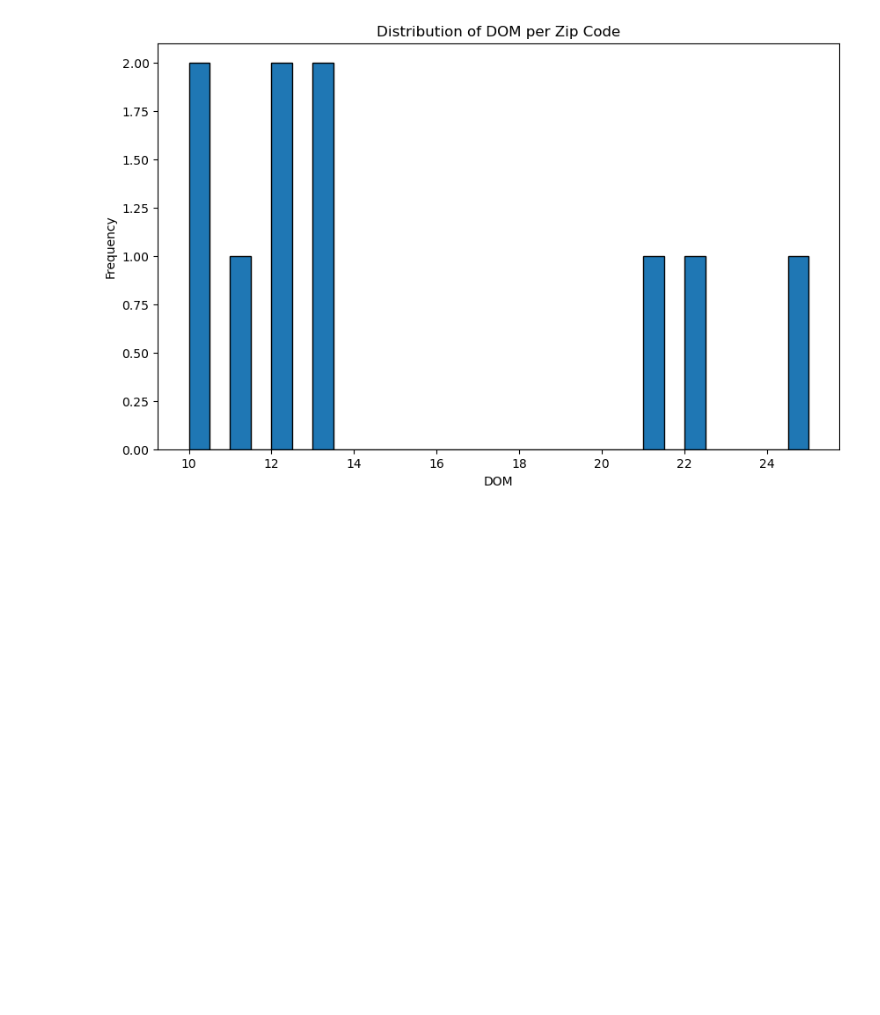
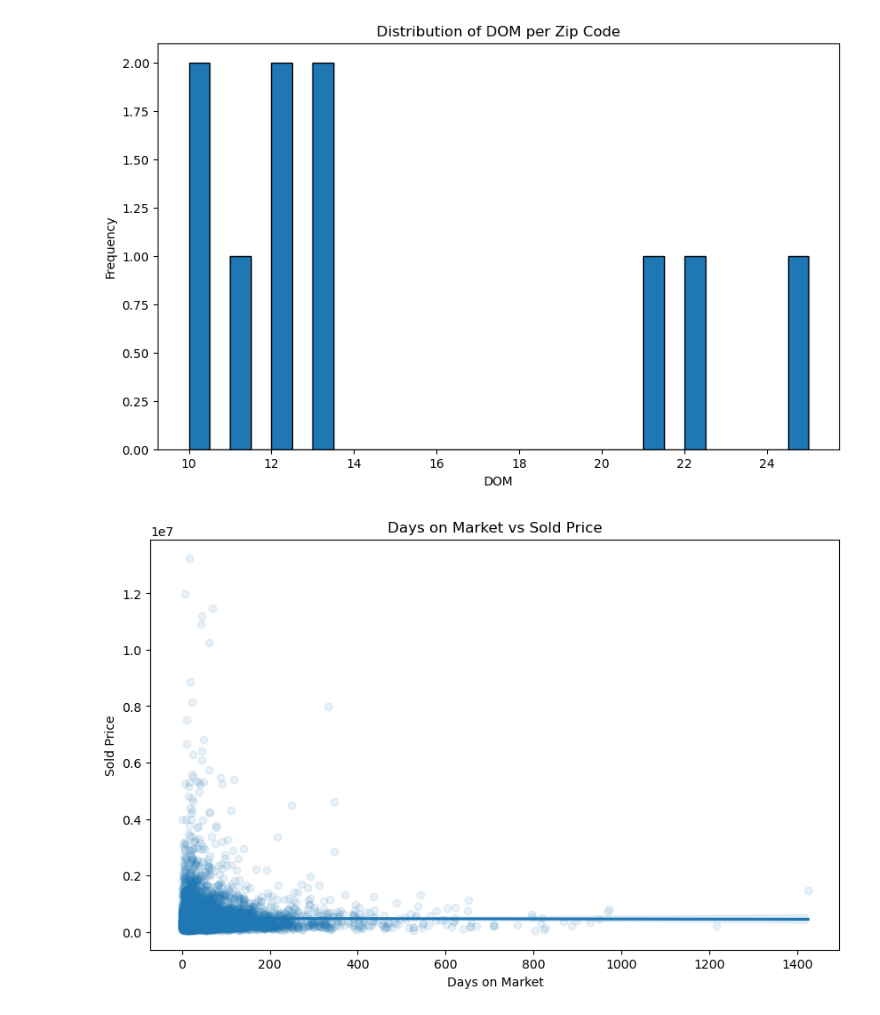
Before and after one commit to kkuc100/real_estate_analysis, a Jupyter notebook: Notebooks/CC_modeling_nick.ipynb, the cells around one changed output. Saved outputs shown, nothing was run; the diff lists cells and outputs as text; code cells hidden in the pictures; blank space fills up the shorter version.

```diff
--- a/Notebooks/CC_modeling_nick.ipynb
+++ b/Notebooks/CC_modeling_nick.ipynb
@@ -7,8 +7,10 @@ import seaborn as sns
 # read in the cleaned CC dataframe
 # %%
 # read in the cleaned CC dataframe
-CC = pd.read_csv('../Data/CC_cleaned.csv')
+CC = pd.read_csv('../Data/CC_realtor_merged_cleaned_adjusted.csv')
 
+# remove the adjusted_dom, adjusted_soldprice, price_multiplier, days_on_market_multiplier
+CC = CC.drop(columns=['adjusted_dom', 'adjusted_sold_price', 'price_multiplier', 'days_on_market_multiplier'])
 # print the head of CC
 print(CC.head())
 # %% [output]
@@ -254,3 +256,13 @@ zip_cluster
 2492.0       27.090909     11
 2054.0       26.833333     12
 [figure]
+# %%
+# graph days on market on x axis and sold price on y axis with a trend line through the data that is a different color than the data points
+plt.figure(figsize=(10, 6))
+sns.regplot(x='DOM', y='SOLDPRICE', data=CC, fit_reg=True, scatter_kws={'alpha': 0.1})
+plt.title('Days on Market vs Sold Price')
+plt.xlabel('Days on Market')
+plt.ylabel('Sold Price')
+plt.show()
+# %% [output]
+[figure, added]
```
Also changed, not shown: 1 other file.
